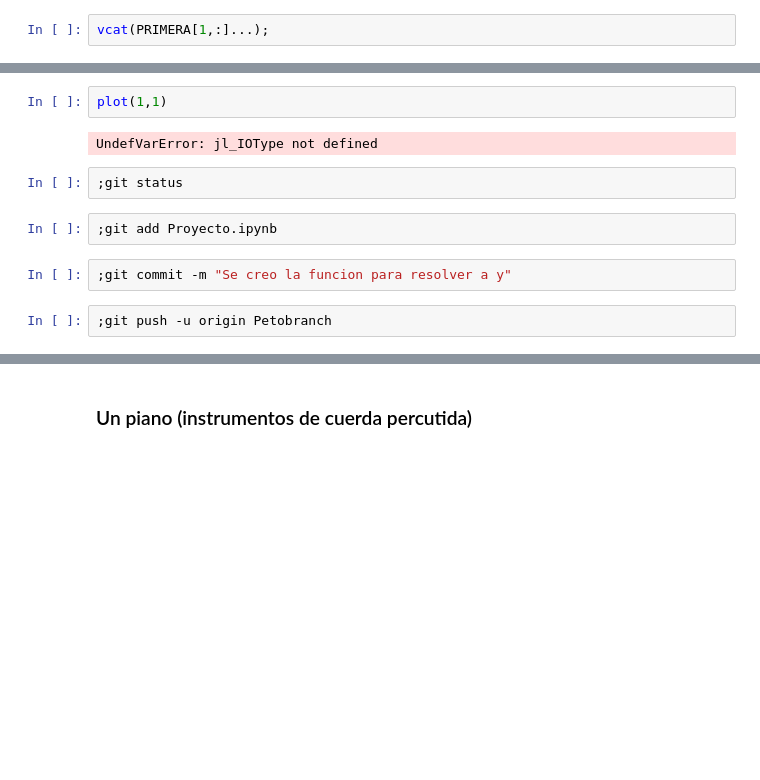
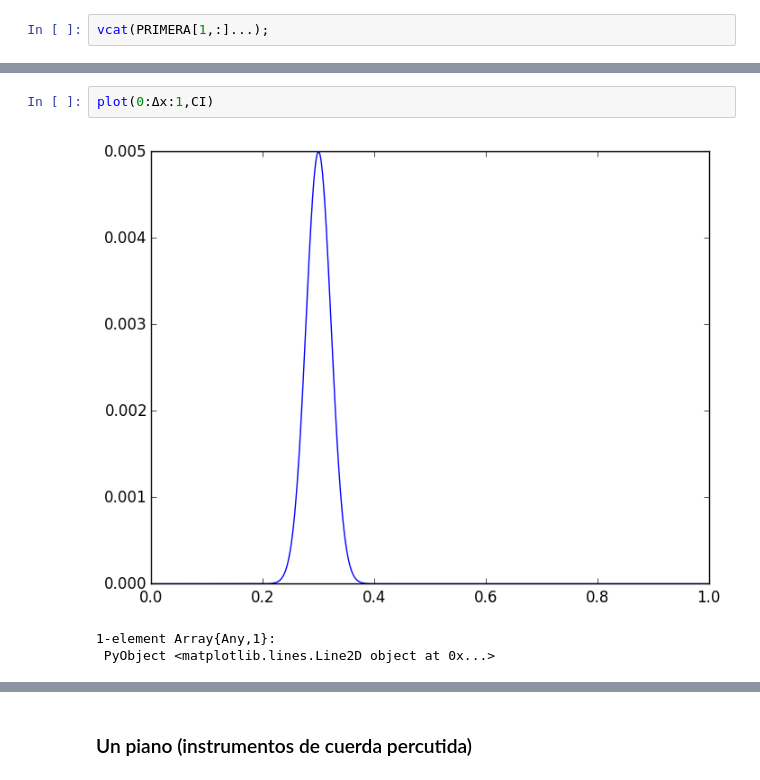
Before and after one commit to Ceboc/Cuerda, a Jupyter notebook: Proyecto.ipynb, the cells around one changed output, grey strips where cells are left out. Saved outputs shown, nothing was run; the diff lists cells and outputs as text; blank space fills up the shorter version.

```diff
--- a/Proyecto.ipynb
+++ b/Proyecto.ipynb
@@ -168,12 +182,6 @@ UndefVarError: jl_IOType not defined
 # %%
-plot(1,1)
+plot(0:Δx:1,CI)
 # %% [output]
+[figure, added]
-UndefVarError: jl_IOType not defined
+1-element Array{Any,1}:
+ PyObject <matplotlib.lines.Line2D object at 0x...>
-# %%
-;git status
-# %%
-;git add Proyecto.ipynb
-# %%
-;git commit -m "Se creo la funcion para resolver a y"
-# %%
-;git push -u origin Petobranch
```
Also changed, not shown: parts of 15 cells of this notebook.
